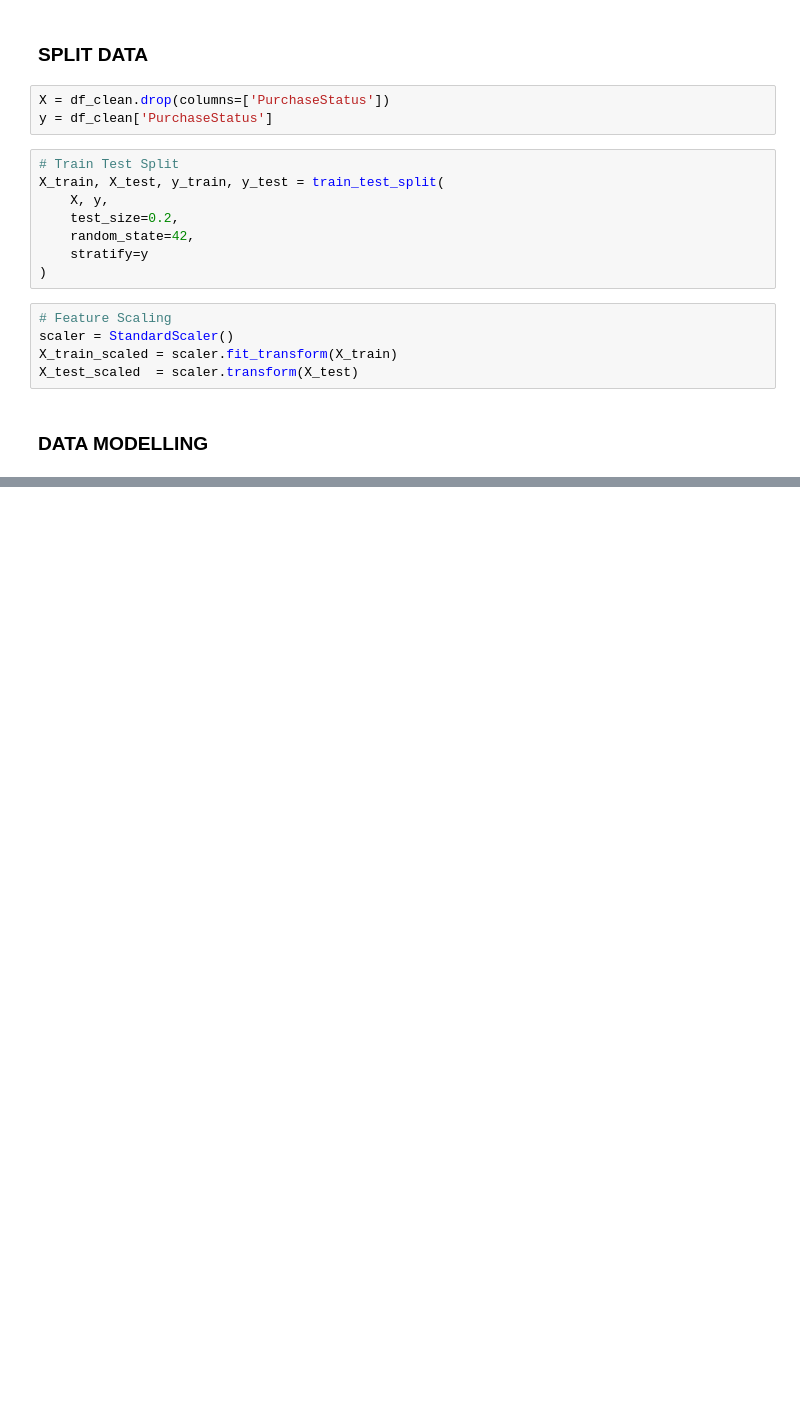
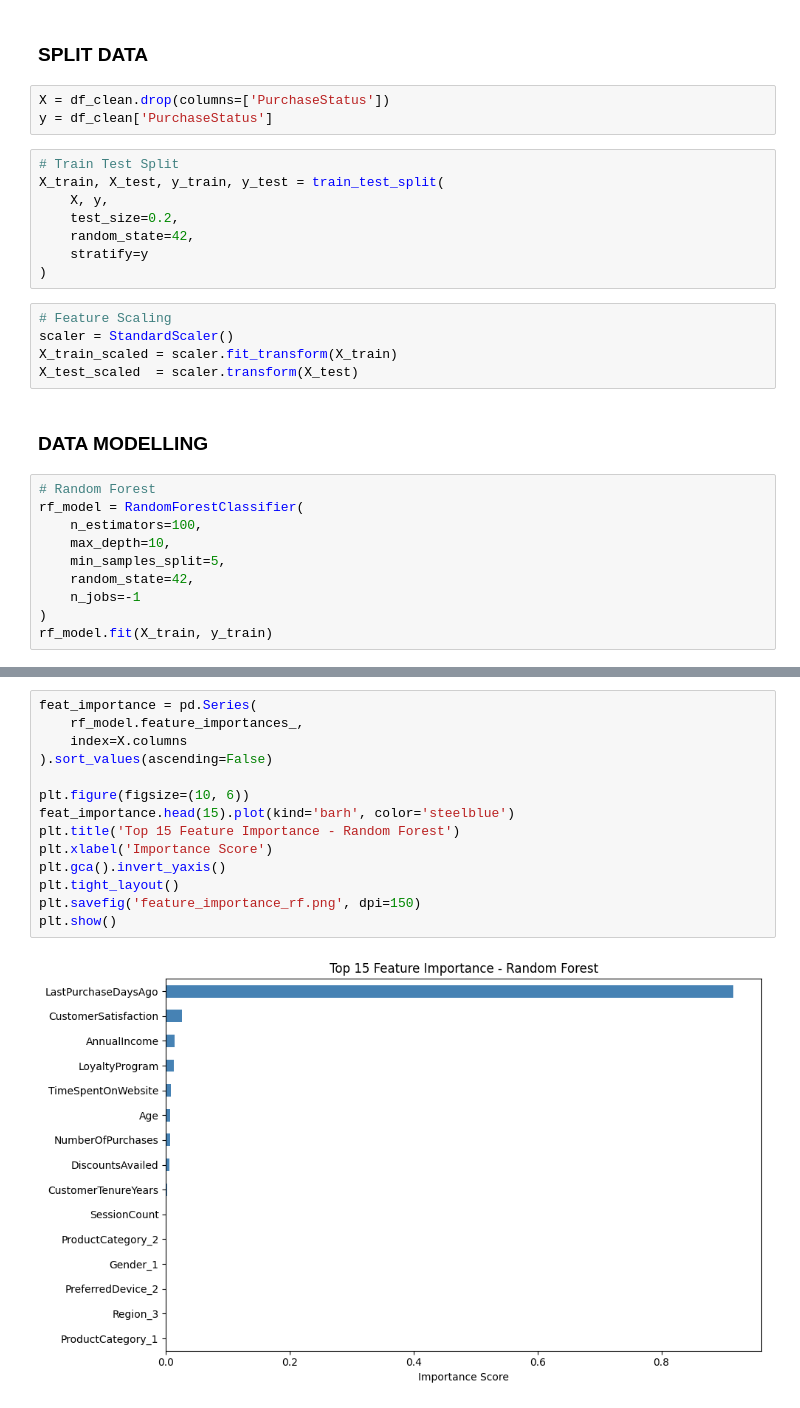
Before and after one commit to rfaoktvian/DataMining_Course, a Jupyter notebook: Assignment1/main.ipynb, the cells around one changed output, grey strips where cells are left out. Cells and saved outputs as stored; diff of their text form; blank space fills up the shorter version.

```diff
--- a/Assignment1/main.ipynb
+++ b/Assignment1/main.ipynb
@@ -426,3 +426,13 @@ X_train_scaled = scaler.fit_transform(X_train)
 X_test_scaled  = scaler.transform(X_test)
 # %% [markdown]
 ### DATA MODELLING
+# %%
+# Random Forest
+rf_model = RandomForestClassifier(
+    n_estimators=100,
+    max_depth=10,
+    min_samples_split=5,
+    random_state=42,
+    n_jobs=-1
+)
+rf_model.fit(X_train, y_train)
@@ -428,0 +465,16 @@ X_test_scaled  = scaler.transform(X_test)
+# %%
+feat_importance = pd.Series(
+    rf_model.feature_importances_,
+    index=X.columns
+).sort_values(ascending=False)
+
+plt.figure(figsize=(10, 6))
+feat_importance.head(15).plot(kind='barh', color='steelblue')
+plt.title('Top 15 Feature Importance - Random Forest')
+plt.xlabel('Importance Score')
+plt.gca().invert_yaxis()
+plt.tight_layout()
+plt.savefig('feature_importance_rf.png', dpi=150)
+plt.show()
+# %% [output]
+[figure, added]
```
Also changed, not shown: parts of 7 cells of this notebook, 3 other files.
